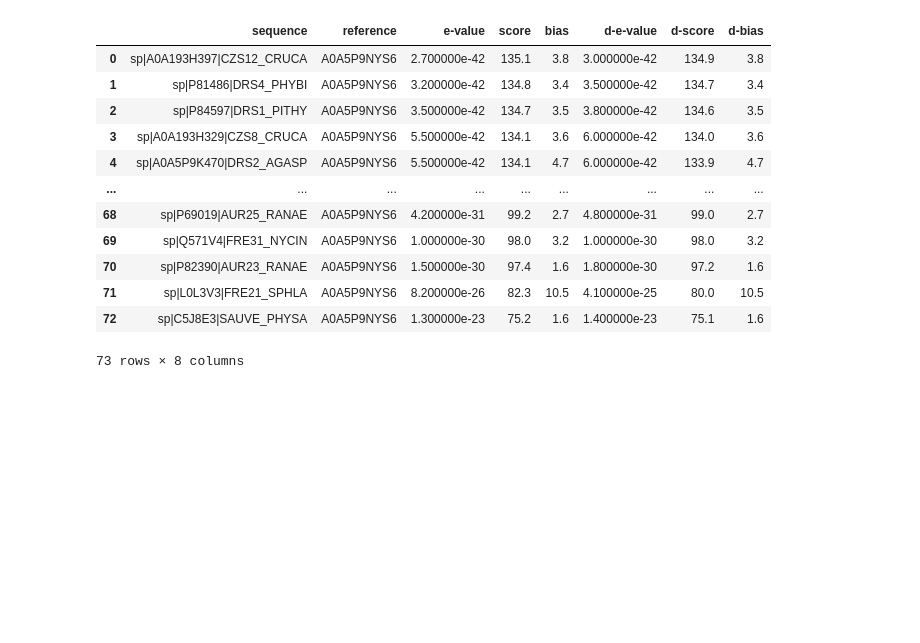
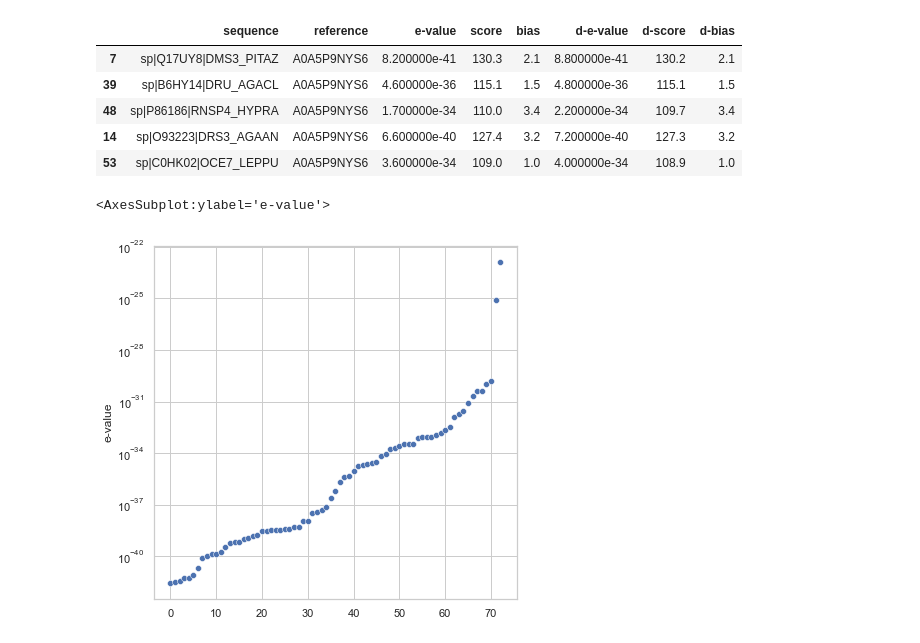
Before and after one commit to algbio/alignment-safety, a Jupyter notebook: pipeline/analysis/data.ipynb, the cells around one changed output. Saved outputs shown, nothing was run; the diff lists cells and outputs as text; code cells hidden in the pictures; blank space fills up the shorter version.

Commit message:
jupyter notebook for data analysis

```diff
--- a/pipeline/analysis/data.ipynb
+++ b/pipeline/analysis/data.ipynb
@@ -3,19 +6,20 @@ import pandas as pd
 # %%
-df = pd.read_csv("./../data/uniprot_sprot.40.multi-step.clusters/hmmsearch/A0A5P9NYS6.out", delimiter=r"\s+", comment="#", usecols=[0,2,4,5,6,7,8,9])
+df = pd.read_csv("./../out/uniprot_sprot.40.multi-step/hmmsearch/A0A5P9NYS6.out", delimiter=r"\s+", comment="#", usecols=[0,2,4,5,6,7,8,9])
 df.columns = ["sequence", "reference", "e-value", "score", "bias", "d-e-value", "d-score", "d-bias"]
 # %%
-df
+df.sample(5)
 # %% [output]
 |  | sequence | reference | e-value | score | bias | d-e-value | d-score | d-bias |
-| 0 | sp|A0A193H397|CZS12_CRUCA | A0A5P9NYS6 | 2.700000e-42 | 135.1 | 3.8 | 3.000000e-42 | 134.9 | 3.8 |
-| 1 | sp|P81486|DRS4_PHYBI | A0A5P9NYS6 | 3.200000e-42 | 134.8 | 3.4 | 3.500000e-42 | 134.7 | 3.4 |
-| 2 | sp|P84597|DRS1_PITHY | A0A5P9NYS6 | 3.500000e-42 | 134.7 | 3.5 | 3.800000e-42 | 134.6 | 3.5 |
-| 3 | sp|A0A193H329|CZS8_CRUCA | A0A5P9NYS6 | 5.500000e-42 | 134.1 | 3.6 | 6.000000e-42 | 134.0 | 3.6 |
-| 4 | sp|A0A5P9K470|DRS2_AGASP | A0A5P9NYS6 | 5.500000e-42 | 134.1 | 4.7 | 6.000000e-42 | 133.9 | 4.7 |
-| ... | ... | ... | ... | ... | ... | ... | ... | ... |
-| 68 | sp|P69019|AUR25_RANAE | A0A5P9NYS6 | 4.200000e-31 | 99.2 | 2.7 | 4.800000e-31 | 99.0 | 2.7 |
-| 69 | sp|Q571V4|FRE31_NYCIN | A0A5P9NYS6 | 1.000000e-30 | 98.0 | 3.2 | 1.000000e-30 | 98.0 | 3.2 |
-| 70 | sp|P82390|AUR23_RANAE | A0A5P9NYS6 | 1.500000e-30 | 97.4 | 1.6 | 1.800000e-30 | 97.2 | 1.6 |
-| 71 | sp|L0L3V3|FRE21_SPHLA | A0A5P9NYS6 | 8.200000e-26 | 82.3 | 10.5 | 4.100000e-25 | 80.0 | 10.5 |
-| 72 | sp|C5J8E3|SAUVE_PHYSA | A0A5P9NYS6 | 1.300000e-23 | 75.2 | 1.6 | 1.400000e-23 | 75.1 | 1.6 |
+| 7 | sp|Q17UY8|DMS3_PITAZ | A0A5P9NYS6 | 8.200000e-41 | 130.3 | 2.1 | 8.800000e-41 | 130.2 | 2.1 |
+| 39 | sp|B6HY14|DRU_AGACL | A0A5P9NYS6 | 4.600000e-36 | 115.1 | 1.5 | 4.800000e-36 | 115.1 | 1.5 |
+| 48 | sp|P86186|RNSP4_HYPRA | A0A5P9NYS6 | 1.700000e-34 | 110.0 | 3.4 | 2.200000e-34 | 109.7 | 3.4 |
+| 14 | sp|O93223|DRS3_AGAAN | A0A5P9NYS6 | 6.600000e-40 | 127.4 | 3.2 | 7.200000e-40 | 127.3 | 3.2 |
+| 53 | sp|C0HK02|OCE7_LEPPU | A0A5P9NYS6 | 3.600000e-34 | 109.0 | 1.0 | 4.000000e-34 | 108.9 | 1.0 |
-73 rows × 8 columns
+# %%
+f, ax = plt.subplots(figsize=(6.5,6.5))
+sb.set_theme(style="whitegrid")
+ax.set(yscale="log")
+sb.scatterplot(ax=ax, data=df["e-value"])
+# %% [output]
+<AxesSubplot:ylabel='e-value'>
+[figure, added]
```
Also changed, not shown: parts of 3 cells of this notebook.
